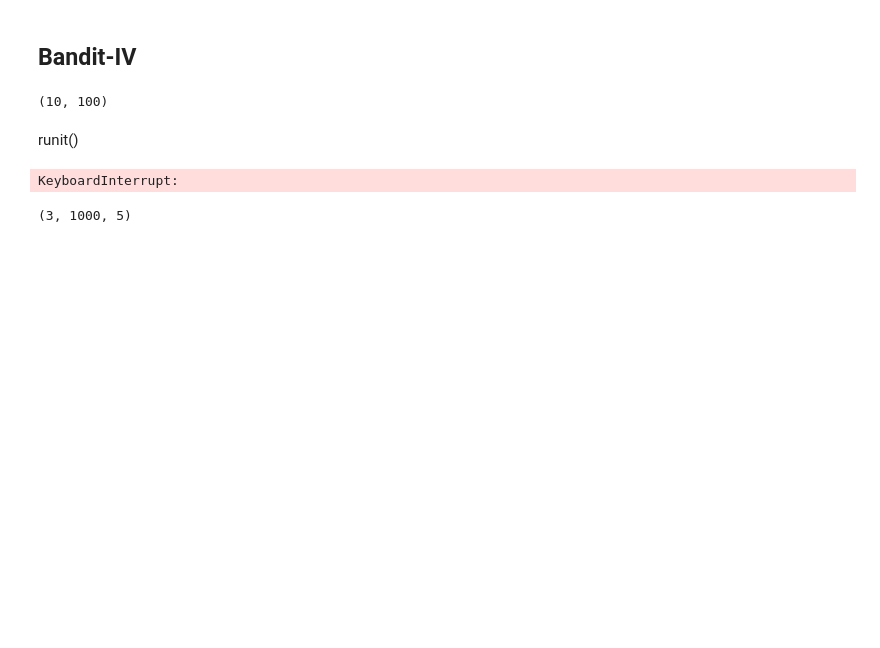
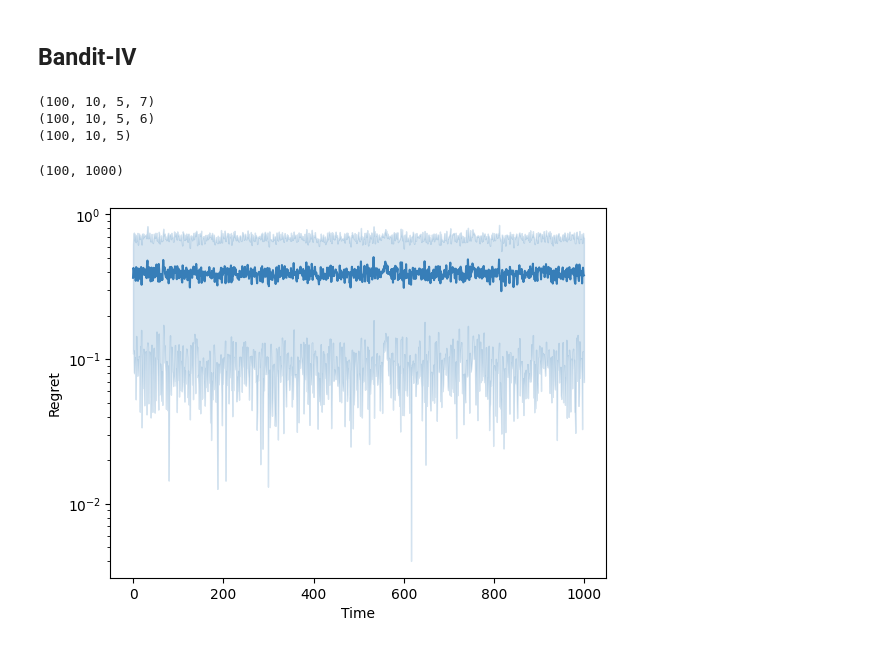
Before and after one commit to jansont/causal_reinforcement_learning, a Jupyter notebook: BanditIV3.ipynb, the cells around one changed output. Cells and saved outputs as stored; diff of their text form; code cells hidden in the pictures; blank space fills up the shorter version.

```diff
--- a/BanditIV3.ipynb
+++ b/BanditIV3.ipynb
@@ -14,3 +132,12 @@ s_colors = ['#377eb8', '#ff7f00', '#4daf4a','#f781bf', '#a65628', '#984ea3','#99
+# %%
+Z, X, Y, Gamma_star, Beta_star, Lz, Lx, Ly, G_t, B_t, gamma_z, gamma_x = get_synthetic_data(nb_exp,T)
+print(Z.shape)
+print(X.shape)
+print(Y.shape)
+# %% [output]
+(100, 10, 5, 7)
+(100, 10, 5, 6)
+(100, 10, 5)
 # %%
 def runit(nb_exp, T):
 
@@ -120,9 +231,3 @@ nb_exp = 10
 regret, beta_hat_rec, GammaHat_rec = runit(nb_exp, T)
 
 #     return regret, pred_norms, x_inv_norms, beta_hat_rec, ThetaHat_rec, norm_beta_hat__beta
-# %%
-regret.shape
-# %% [output]
-(10, 100)
-# %% [markdown]
-runit()
@@ -190,3 +234,20 @@ Z, X, Y, Gamma_star, Beta_star, Lz, Lx, Ly, G_t, B_t = get_synthetic_data(10, 10
+# %%
+print(regret.shape)
+# %% [output]
+(100, 1000)
+# %%
+mean_regret = np.mean(regret, axis=0)
+std_regret = np.std(regret, axis=0)
+
+
+plt.plot(np.arange(mean_regret.shape[0]), mean_regret, color=colors[0])
+plt.fill_between(np.arange(mean_regret.shape[0]), mean_regret - std_regret, mean_regret + std_regret, color=s_colors[0],alpha=0.2)
+plt.xlabel("Time")
+plt.ylabel('Regret')
+plt.yscale("log")
+plt.show()
+# %% [output]
+[figure, added]
 # %%
 def sample1(Gamma_star, Beta_star, nb_arms, k, d):
     # Construct Z,X
@@ -229,14 +287,0 @@ Z, X, Y, g, b = get_synthetic_data(10, 1000)
-# %%
-
-regret, beta_hat_rec, GammaHat_rec = runit(Z_dist = Z,
-                                            X_dist = X,
-                                            Y_dist = Y,
-                                            gamma_z = 0.1,
-                                            gamma_x = 0.1)
-# %% [output]
-KeyboardInterrupt:
-# %%
-X, Y, Z, g, b = construct_dataset(3, 1000)
-print(Z.shape)
-# %% [output]
-(3, 1000, 5)
```
Also changed, not shown: parts of 12 cells of this notebook.
